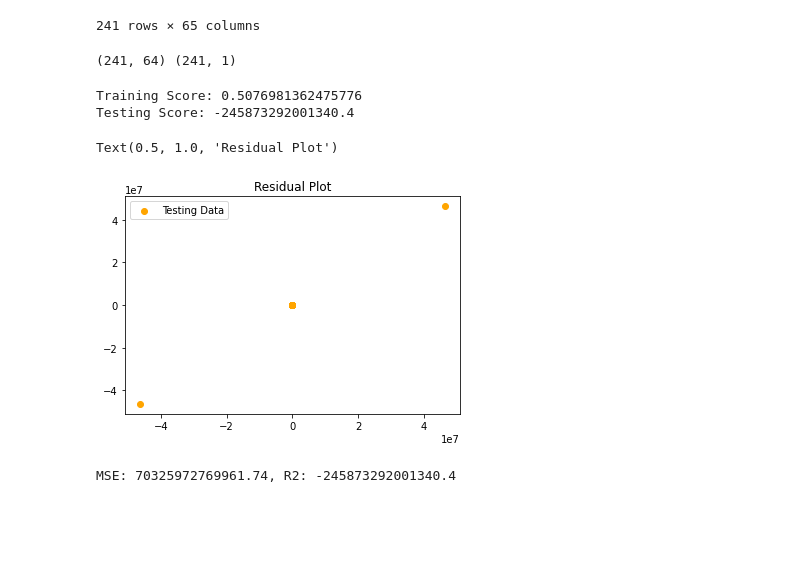
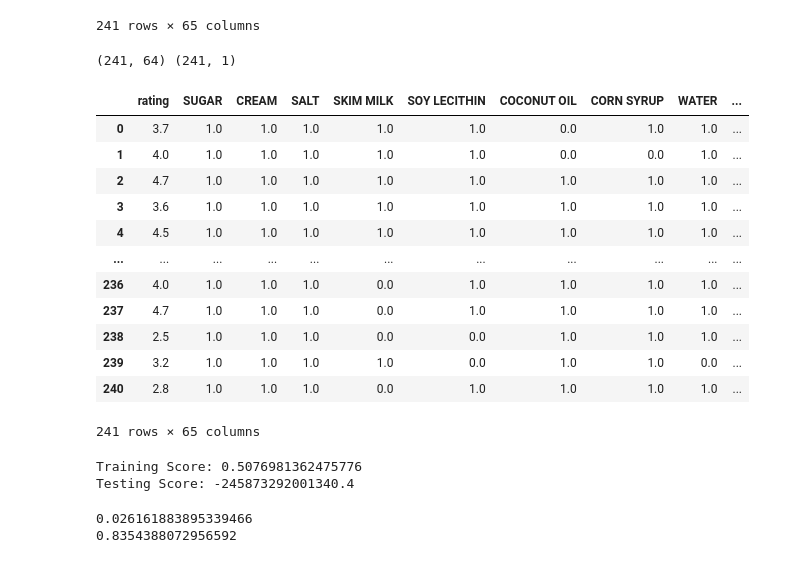
Before and after one commit to Fhern1954/Final-Project---fantastic-4, a Jupyter notebook: products.ipynb, the cells around one changed output. Drawn from its saved outputs; the diff is of its cells as text; code cells hidden in the pictures; blank space fills up the shorter version.

```diff
--- a/products.ipynb
+++ b/products.ipynb
@@ -156,9 +177,24 @@ model_df
 # %%
 X = model_df.drop("rating", axis=1)
 y= model_df["rating"].values.reshape(-1, 1)
 print(X.shape, y.shape)
+model_df = model_df.astype(float)
+model_df
 # %% [output]
 (241, 64) (241, 1)
+|  | rating | SUGAR | CREAM | SALT | SKIM MILK | SOY LECITHIN | COCONUT OIL | CORN SYRUP | WATER | ... |
+| 0 | 3.7 | 1.0 | 1.0 | 1.0 | 1.0 | 1.0 | 0.0 | 1.0 | 1.0 | ... |
+| 1 | 4.0 | 1.0 | 1.0 | 1.0 | 1.0 | 1.0 | 0.0 | 0.0 | 1.0 | ... |
+| 2 | 4.7 | 1.0 | 1.0 | 1.0 | 1.0 | 1.0 | 1.0 | 1.0 | 1.0 | ... |
+| 3 | 3.6 | 1.0 | 1.0 | 1.0 | 1.0 | 1.0 | 1.0 | 1.0 | 1.0 | ... |
+| 4 | 4.5 | 1.0 | 1.0 | 1.0 | 1.0 | 1.0 | 1.0 | 1.0 | 1.0 | ... |
+| ... | ... | ... | ... | ... | ... | ... | ... | ... | ... | ... |
+| 236 | 4.0 | 1.0 | 1.0 | 1.0 | 0.0 | 1.0 | 1.0 | 1.0 | 1.0 | ... |
+| 237 | 4.7 | 1.0 | 1.0 | 1.0 | 0.0 | 1.0 | 1.0 | 1.0 | 1.0 | ... |
+| 238 | 2.5 | 1.0 | 1.0 | 1.0 | 0.0 | 0.0 | 1.0 | 1.0 | 1.0 | ... |
+| 239 | 3.2 | 1.0 | 1.0 | 1.0 | 1.0 | 0.0 | 1.0 | 1.0 | 0.0 | ... |
+| 240 | 2.8 | 1.0 | 1.0 | 1.0 | 0.0 | 1.0 | 1.0 | 1.0 | 1.0 | ... |
+241 rows × 65 columns
 # %%
 from sklearn.model_selection import train_test_split
 
@@ -176,21 +212,26 @@ print(f"Testing Score: {testing_score}")
 Training Score: 0.5076981362475776
 Testing Score: -245873292001340.4
 # %%
-# plt.scatter(model.predict(X_train), model.predict(X_train) - y_train, c="blue", label="Training Data")
-plt.scatter(model.predict(X_test), model.predict(X_test) - y_test, c="orange", label="Testing Data")
-plt.legend()
-plt.hlines(y=0, xmin=y.min(), xmax=y.max())
-plt.title("Residual Plot")
+# # plt.scatter(model.predict(X_train), model.predict(X_train) - y_train, c="blue", label="Training Data")
+# predictions = model.predict(X_test)
+# plt.scatter(predictions, predictions - y_test, c="orange", label="Testing Data")
+# plt.legend()
+# plt.hlines(y=0, xmin=y.min(), xmax=y.max())
+# plt.title("Residual Plot")
-# %% [output]
-Text(0.5, 1.0, 'Residual Plot')
-[figure, removed]
 # %%
-from sklearn.metrics import mean_squared_error
+# from sklearn.metrics import mean_squared_error
 
-MSE = mean_squared_error(y_test, predictions)
-r2 = model.score(X_test, y_test)
-### END SOLUTION
+# MSE = mean_squared_error(y_test, predictions)
+# r2 = model.score(X_test, y_test)
+# ### END SOLUTION
 
-print(f"MSE: {MSE}, R2: {r2}")
+# print(f"MSE: {MSE}, R2: {r2}")
-# %% [output]
-MSE: 70325972769961.74, R2: -245873292001340.4
+# %%
+from sklearn.ensemble import RandomForestRegressor
+rf = RandomForestRegressor(n_estimators=200)
+rf = rf.fit(X_train, y_train.reshape(len(y_train),))
+print(rf.score(X_test, y_test.reshape(len(y_test),)))
+print(rf.score(X_train, y_train.reshape(len(y_train),)))
+# %% [output]
+0.026161883895339466
+0.8354388072956592
```
Also changed, not shown: parts of 11 cells of this notebook, 2 other files.
